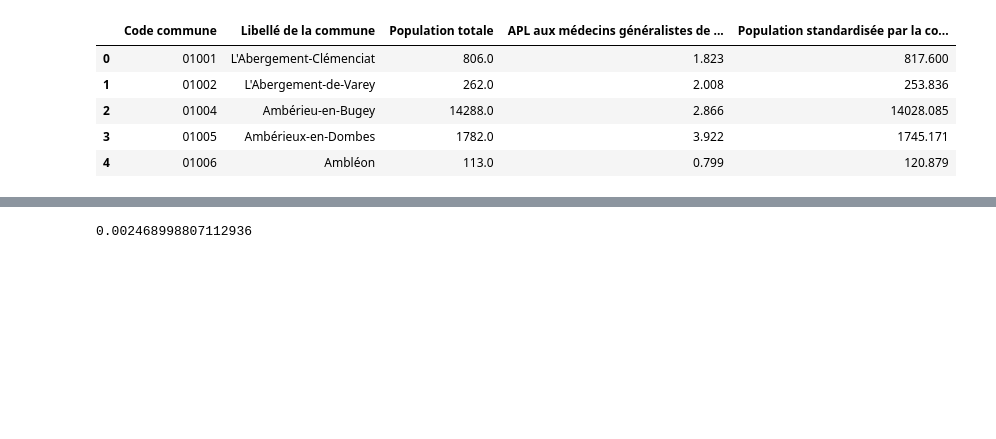
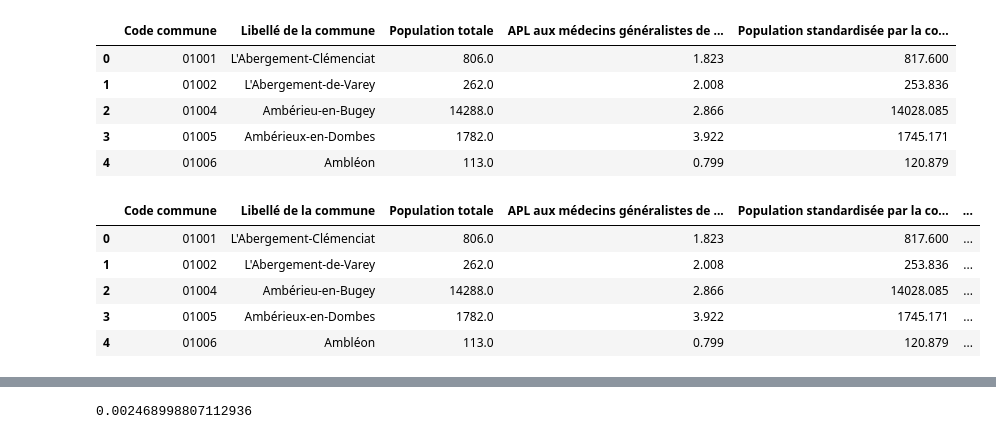
Before and after one commit to JulieBoyer/Econometrics, a Jupyter notebook: traitement_donnees.ipynb, the cells around one changed output, grey strips where cells are left out. Saved outputs shown, nothing was run; the diff lists cells and outputs as text; code cells hidden in the pictures; blank space fills up the shorter version.

```diff
--- a/traitement_donnees.ipynb
+++ b/traitement_donnees.ipynb
@@ -589,6 +589,14 @@ def new_apl(apl,code):
 apl["APL"]=apl.apply(lambda x : new_apl(x['APL aux médecins généralistes de 65 ans et moins'],x['Code commune2']),axis=1)
 # %%
 apl_unique=apl.drop_duplicates(subset=['Code commune2'])
+apl_unique.head()
+# %% [output]
+|  | Code commune | Libellé de la commune | Population totale | APL aux médecins généralistes de ... | Population standardisée par la co... | ... |
+| 0 | 01001 | L'Abergement-Clémenciat | 806.0 | 1.823 | 817.600 | ... |
+| 1 | 01002 | L'Abergement-de-Varey | 262.0 | 2.008 | 253.836 | ... |
+| 2 | 01004 | Ambérieu-en-Bugey | 14288.0 | 2.866 | 14028.085 | ... |
+| 3 | 01005 | Ambérieux-en-Dombes | 1782.0 | 3.922 | 1745.171 | ... |
+| 4 | 01006 | Ambléon | 113.0 | 0.799 | 120.879 | ... |
 # %%
 liste_med_ban_apl = liste_med_ban_metr.merge(apl_unique,how='inner', left_on='codecommunecoordstructure3', right_on='Code commune2')
 # %%
```
Also changed, not shown: parts of 6 cells of this notebook.
